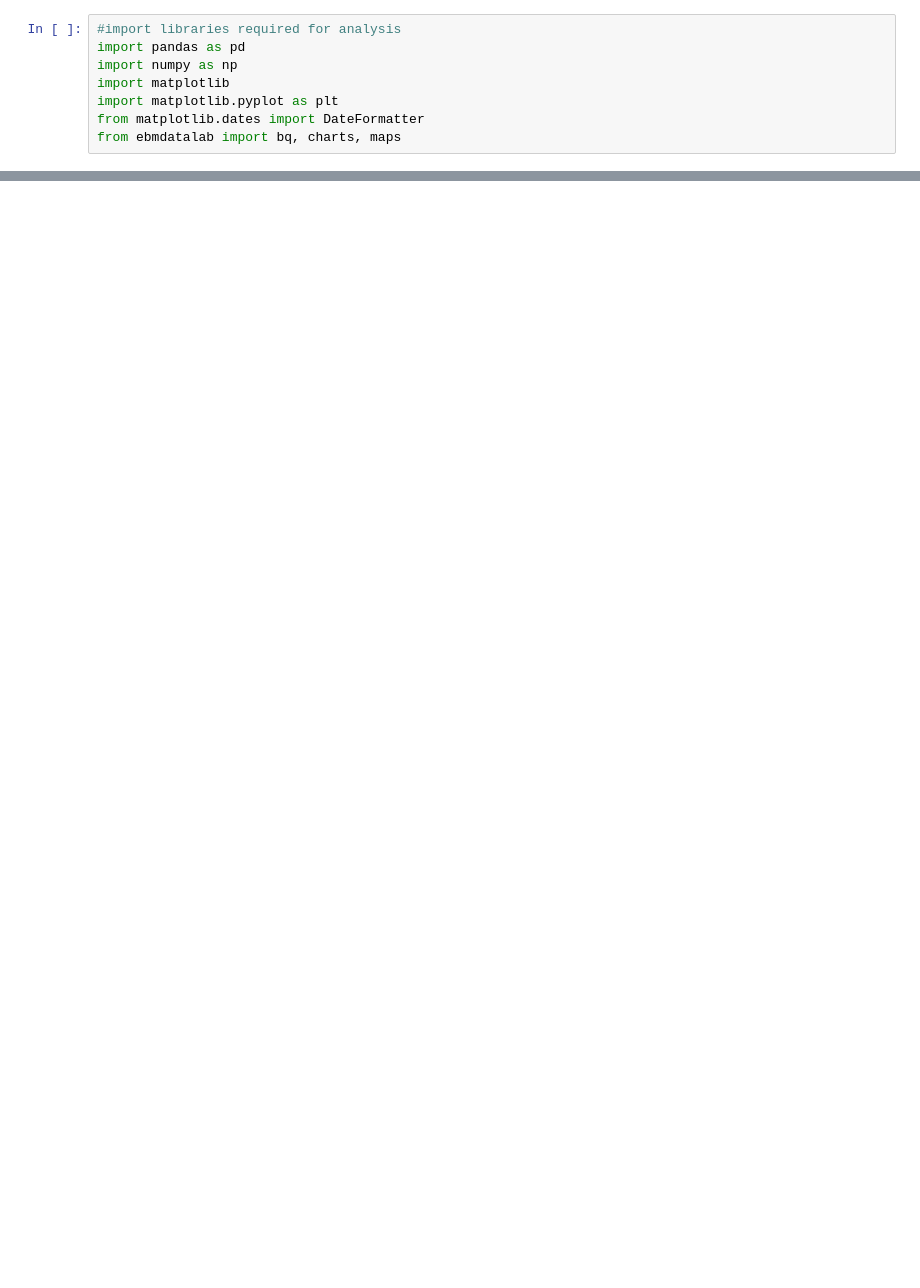
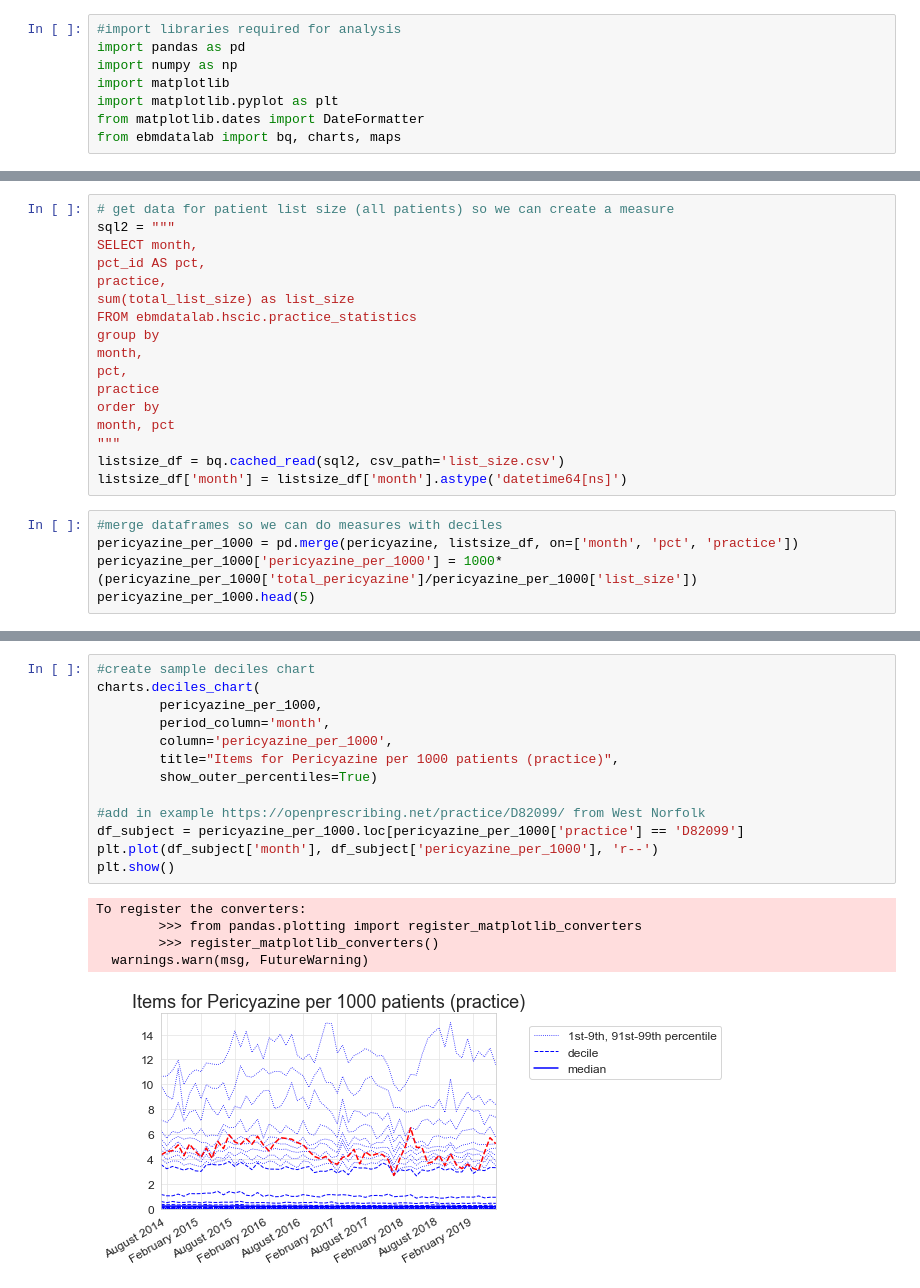
Before and after one commit to ebmdatalab/outlier-detection, a Jupyter notebook: kurtosis/Individual Medicines Investigations/Pericyazine.ipynb, the cells around one changed output, grey strips where cells are left out. Drawn from its saved outputs; the diff is of its cells as text; blank space fills up the shorter version.

```diff
--- a/kurtosis/Individual Medicines Investigations/Pericyazine.ipynb
+++ b/kurtosis/Individual Medicines Investigations/Pericyazine.ipynb
@@ -62,0 +102,22 @@ pericyazine.head(10)
+# %%
+# get data for patient list size (all patients) so we can create a measure
+sql2 = """
+SELECT month,
+pct_id AS pct,
+practice,
+sum(total_list_size) as list_size
+FROM ebmdatalab.hscic.practice_statistics
+group by
+month,
+pct,
+practice
+order by
+month, pct
+"""
+listsize_df = bq.cached_read(sql2, csv_path='list_size.csv')
+listsize_df['month'] = listsize_df['month'].astype('datetime64[ns]')
+# %%
+#merge dataframes so we can do measures with deciles
+pericyazine_per_1000 = pd.merge(pericyazine, listsize_df, on=['month', 'pct', 'practice'])
+pericyazine_per_1000['pericyazine_per_1000'] = 1000* (pericyazine_per_1000['total_pericyazine']/pericyazine_per_1000['list_size'])
+pericyazine_per_1000.head(5)
@@ -62,0 +131,19 @@ pericyazine.head(10)
+# %%
+#create sample deciles chart
+charts.deciles_chart(
+        pericyazine_per_1000,
+        period_column='month',
+        column='pericyazine_per_1000',
+        title="Items for Pericyazine per 1000 patients (practice)",
+        show_outer_percentiles=True)
+
+#add in example https://openprescribing.net/practice/D82099/ from West Norfolk
+df_subject = pericyazine_per_1000.loc[pericyazine_per_1000['practice'] == 'D82099']
+plt.plot(df_subject['month'], df_subject['pericyazine_per_1000'], 'r--')
+plt.show()
+# %% [output]
+To register the converters:
+        >>> from pandas.plotting import register_matplotlib_converters
+        >>> register_matplotlib_converters()
+  warnings.warn(msg, FutureWarning)
+[figure, added]
```
Also changed, not shown: parts of 13 cells of this notebook, 5 other files.
